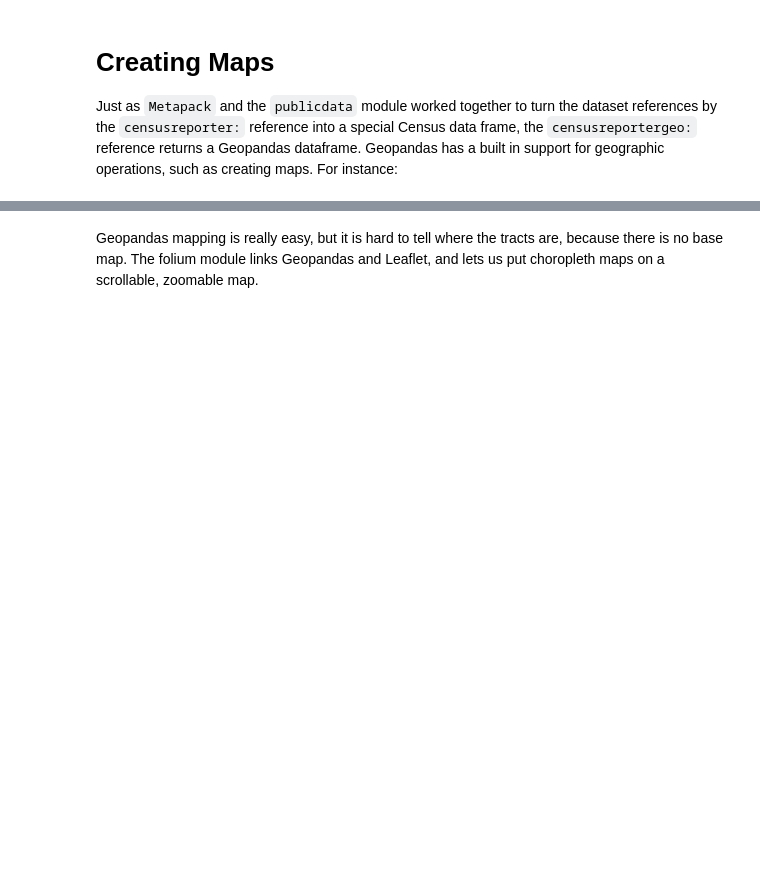
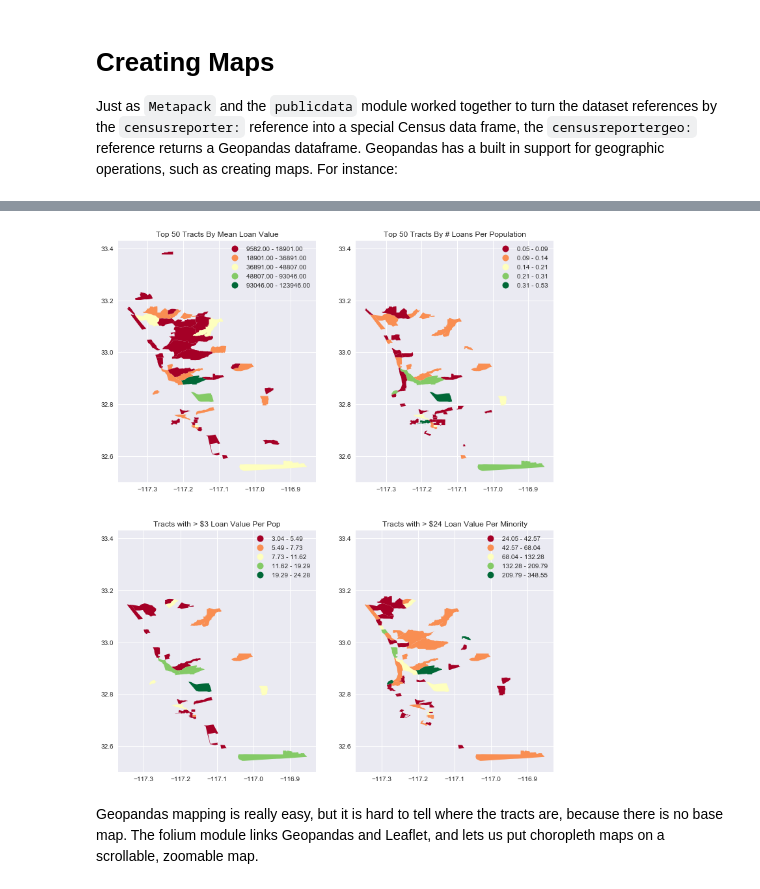
Before and after one commit to sandiegodata/notebooks, a Jupyter notebook: demographics/FFEIC and Demographics.ipynb, the cells around one changed output, grey strips where cells are left out. Drawn from its saved outputs; the diff is of its cells as text; code cells hidden in the pictures; blank space fills up the shorter version.

```diff
--- a/demographics/FFEIC and Demographics.ipynb
+++ b/demographics/FFEIC and Demographics.ipynb
@@ -74,5 +52,5 @@ UsageError: Cell magic `%%metapack` not found.
 # %%
 from rowgenerators.appurl import parse_app_url
-B02001 = parse_app_url('censusreporter:B02001/140/05000US06073').generator.dataframe()
-B02001 = parse_app_url('censusreportergeo://B02001/140/05000US06073').generator.dataframe()
-B02001 = parse_app_url('censusreporter:B02001/140/05000US06073').generator.dataframe()
+# Table B02001: Race, by tract, in San Diego County
+B02001 = parse_app_url('censusreporter:B02001/140/05000US06073').generator.dataframe().set_index('geoid')
+B02001g = parse_app_url('censusreportergeo://B02001/140/05000US06073').generator.geoframe().set_index('geoid')
@@ -82,11 +58,6 @@ ImportError: cannot import name 'ShapefileUrl'
 # Getting Started: Processing Data
 
 Generally, the first parts of a Notebook should contain all of the data manipulations to get data sets combined, or or create new columns, and the the remainer of the notebook is the analysis. So, we will start by extracting data frames from the Metatab configuration. Recall from the  [American Community Survey tutorial notebook.](http://kb.sandiegodata.org/notebooks/american-community-survey-demonstration/)  that the ``%metatab`` cell creates the ``mt_pkg`` package variable, and from that package we can extract dataframes, for census data, and geoframes for geographic data.
-# %%
-# The mt_pkg var is created by the %%metatab magic.
-# The B02001 and B02001g frames have the same data, but B02001 is a CensusDataFrame and B02001g is a GeoDataFrame
-B02001 = mt_pkg.reference('B02001').dataframe().set_index('geoid')
-B02001g = mt_pkg.reference('B02001g').geoframe().set_index('geoid')
 # %% [markdown]
 Because the URL of the data frame ``B02001`` is special ( the ``censusreporter:`` scheme is defined in the ``publicdata`` package ) the resulting dataframe is of type ``publicdata.censusreporter.dataframe.CensusDataFrame``, it has a lot of special features, including a ``.title`` property that expands the column names to be more sensible. This view makes it easier to figure out what columns to incorporate in later analysis.
 # %%
@@ -143,39 +170,44 @@ _.plot(ax=ax, column='non_min_r', cmap='RdYlGn',scheme='fisher_jenks', legend=Tr
 # %%
 from sdipylib.geo import aspect
 
 
+
+_lpp = df.replace([np.inf, -np.inf], np.nan).dropna(subset=['loans_per_pop'])\
+    .sort_values('loans_per_pop', ascending=False).iloc[:50]
+
+_mv = df.dropna(subset=['mean_value']).sort_values('mean_value', ascending=False).iloc[:50]
+
 # In this case, with multiple axes per figure, setting the aspect ratio is more manual
 w = 6
 a = max(aspect(_mv),aspect(_lpp))
-
 fig = plt.figure(figsize = (2*w, 2*(w/a)))
 
 # Doing ax2 first because it has the longer y axis, and want both plots to have the same
 # y axis
 ax2= fig.add_subplot(2,2,2)
-_ = df.replace([np.inf, -np.inf], np.nan).dropna(subset=['loans_per_pop'])\
-    .sort_values('loans_per_pop', ascending=False).iloc[:50]
-_.plot(ax=ax2, column='loans_per_pop', cmap='RdYlGn',scheme='fisher_jenks', legend=True)
+
+_lpp.plot(ax=ax2, column='loans_per_pop', cmap='RdYlGn',scheme='fisher_jenks', legend=True)
 ax2.set_title("Top 50 Tracts By # Loans Per Population")
 
 # subplot(nrows, ncols, plot_number)
 ax1= fig.add_subplot(2,2,1, sharey=ax2)
-_ = df.dropna(subset=['mean_value']).sort_values('mean_value', ascending=False).iloc[:50]
 
-_.plot(ax=ax1, column='mean_value', cmap='RdYlGn',scheme='fisher_jenks', legend=True)
+_mv.plot(ax=ax1, column='mean_value', cmap='RdYlGn',scheme='fisher_jenks', legend=True)
 ax1.set_title("Top 50 Tracts By Mean Loan Value")
 
 ax3= fig.add_subplot(2,2,3, sharey=ax2)
 _ = df.replace([np.inf, -np.inf], np.nan).dropna(subset=['loan_val_per_pop'])
 _ = _[_.loan_val_per_pop>3]
 _.plot(ax=ax3, column='loan_val_per_pop', cmap='RdYlGn',scheme='fisher_jenks', legend=True)
 ax3.set_title("Tracts with > $3 Loan Value Per Pop")
 
 ax4= fig.add_subplot(2,2,4, sharey=ax2)
 _ = df.replace([np.inf, -np.inf], np.nan).dropna(subset=['loan_val_per_min'])
 _ = _[_.loan_val_per_min>24]
 _.plot(ax=ax4, column='loan_val_per_min', cmap='RdYlGn',scheme='fisher_jenks', legend=True)
 ax4.set_title("Tracts with > $24 Loan Value Per Minority");
+# %% [output]
+[figure, added]
 # %% [markdown]
 Geopandas mapping is really easy, but it is hard to tell where the tracts are, because there is no base map. The folium module links Geopandas and Leaflet, and lets us put choropleth maps on a scrollable, zoomable map.
 # %%
```
Also changed, not shown: parts of 15 cells of this notebook, 1 other file.
